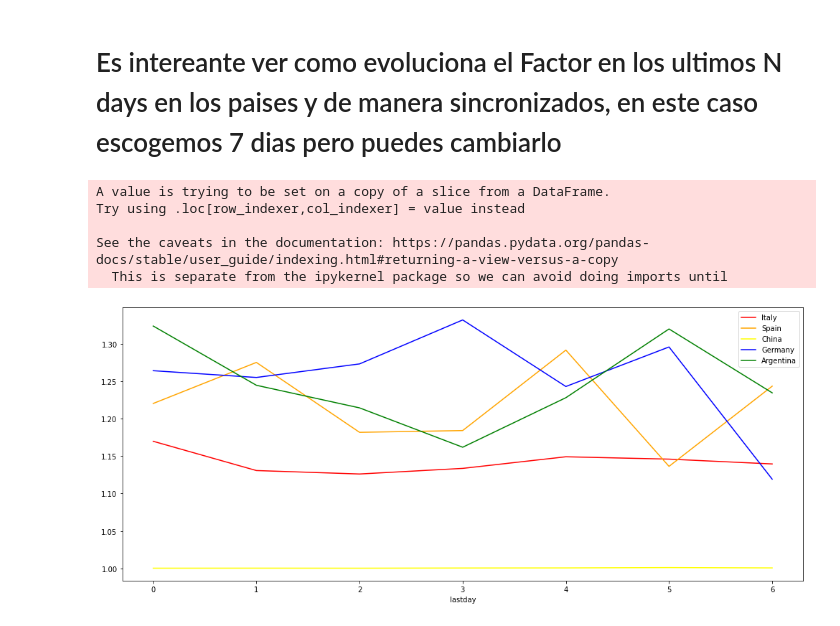
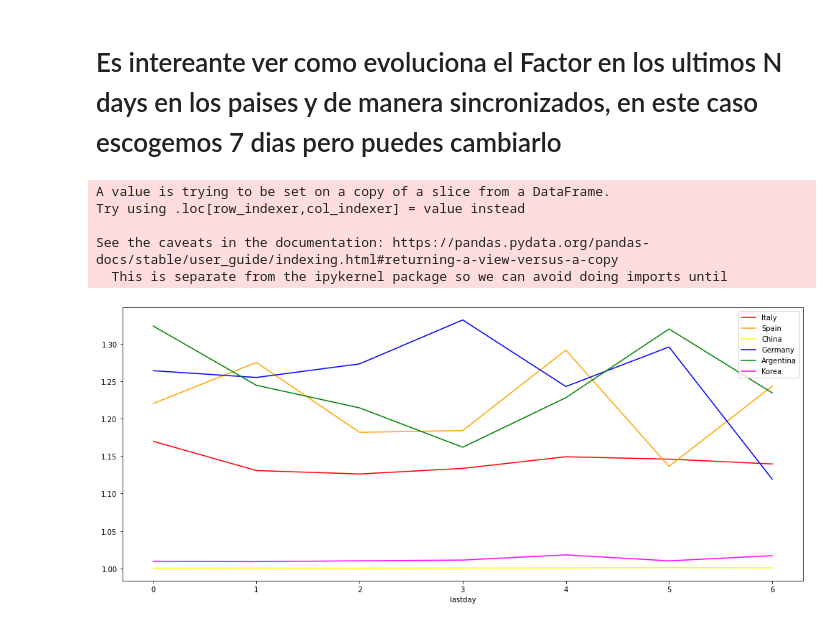
Before and after one commit to nopaixx/covid19, a Jupyter notebook: covid19.ipynb, the cells around one changed output. Drawn from its saved outputs; the diff is of its cells as text; code cells hidden in the pictures.

Commit message:
korea china

```diff
--- a/covid19.ipynb
+++ b/covid19.ipynb
@@ -140,27 +140,28 @@ def sync_last_days(data, ndays):
 # %%
 LAST_DAYS = 7
 fig, (ax1) = plt.subplots(1, 1, figsize=(17,7))
 
 
 last7_days_it = sync_last_days(italy_cases, LAST_DAYS)
 last7_days_es = sync_last_days(spain_cases, LAST_DAYS)
 last7_days_ger  = sync_last_days(germany_cases, LAST_DAYS)
 last7_days_china =  sync_last_days(china_cases, LAST_DAYS)
 last7_days_arg = sync_last_days(argentina_cases, LAST_DAYS)
-last7_days_arg = sync_last_days(argentina_cases, LAST_DAYS)
+last7_days_ko = sync_last_days(korea_cases, LAST_DAYS)
 
 last7_days_it['Factor'].plot(ax=ax1, color='red')
 last7_days_es['Factor'].plot(ax=ax1, color='orange')
 last7_days_china['Factor'].plot(ax=ax1, color='yellow')
 last7_days_ger['Factor'].plot(ax=ax1, color='blue')
 last7_days_arg['Factor'].plot(ax=ax1, color='green')
+last7_days_ko['Factor'].plot(ax=ax1, color='magenta')
 
 
-ax1.legend(["Italy", "Spain", "China", "Germany", "Argentina"]);
+ax1.legend(["Italy", "Spain", "China", "Germany", "Argentina", "Korea"]);
 # %% [output]
 A value is trying to be set on a copy of a slice from a DataFrame.
 Try using .loc[row_indexer,col_indexer] = value instead
 
 See the caveats in the documentation: https://pandas.pydata.org/pandas-docs/stable/user_guide/indexing.html#returning-a-view-versus-a-copy
   This is separate from the ipykernel package so we can avoid doing imports until
-[figure, old version]
+[figure, new version]
```
Also changed, not shown: parts of 5 cells of this notebook.
